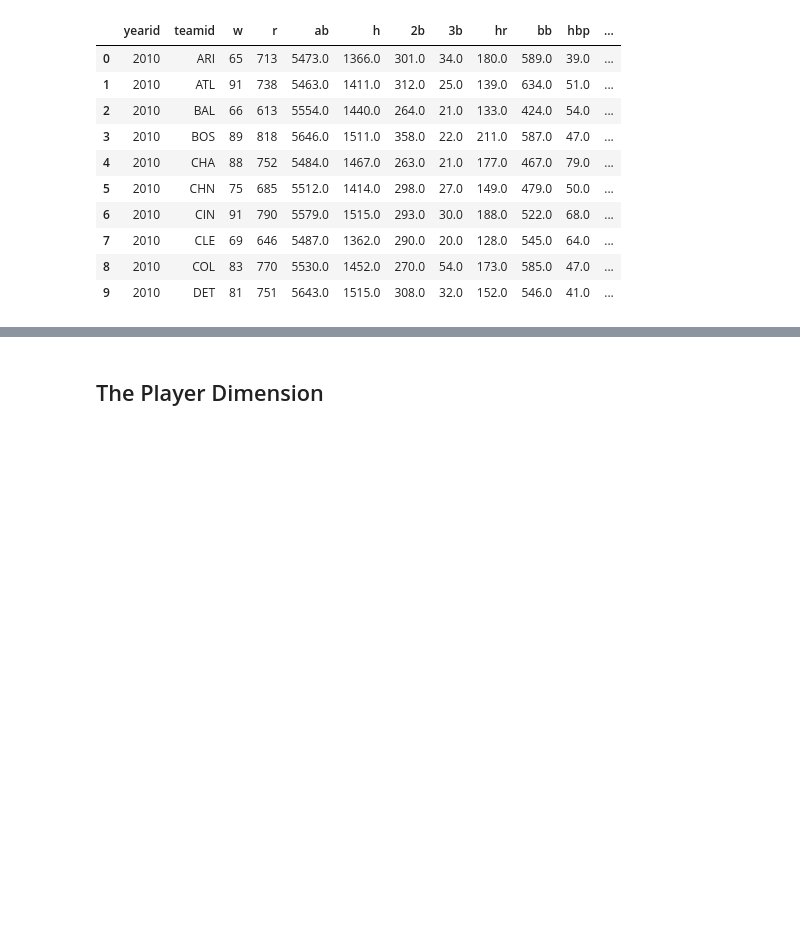
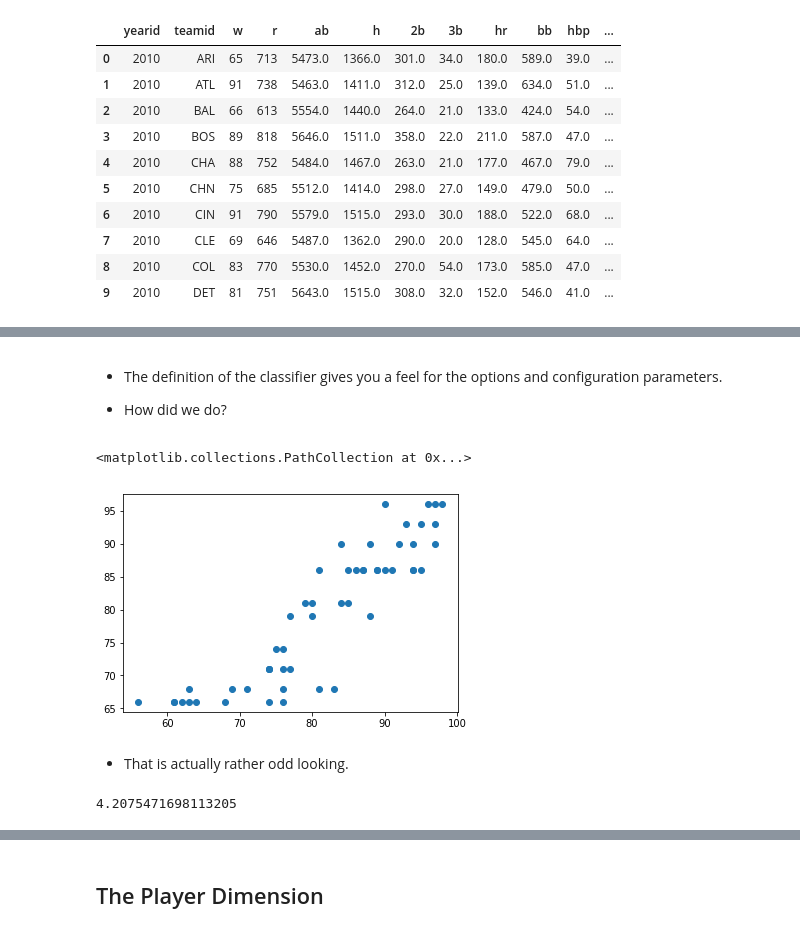
Before and after one commit to zyxdlsz/w4111-Databases, a Jupyter notebook: Notebooks/w4111_L12_MoneyBall_Continued.ipynb, the cells around one changed output, grey strips where cells are left out. Cells and saved outputs as stored; diff of their text form; code cells hidden in the pictures; blank space fills up the shorter version.

```diff
--- a/Notebooks/w4111_L12_MoneyBall_Continued.ipynb
+++ b/Notebooks/w4111_L12_MoneyBall_Continued.ipynb
@@ -377,0 +672,3 @@ df2.head(10)
+# %%
+from sklearn.model_selection import train_test_split
+X_train, X_test, y_train, y_test = train_test_split(X, y)
@@ -377,0 +677,8 @@ df2.head(10)
+# %%
+from sklearn.preprocessing import StandardScaler
+scaler = StandardScaler()
+scaler.fit(X_train)
+
+# Now apply the transformations to the data:
+X_train = scaler.transform(X_train)
+X_test = scaler.transform(X_test)
@@ -377,0 +687,4 @@ df2.head(10)
+# %%
+from sklearn.neural_network import MLPClassifier
+
+mlp = MLPClassifier(hidden_layer_sizes=(3,3,3),max_iter=50000)
@@ -377,0 +699,2 @@ df2.head(10)
+# %%
+mlp.fit(X_train,y_train)
@@ -377,0 +709,26 @@ df2.head(10)
+# %% [markdown]
+- The definition of the classifier gives you a feel for the options and configuration parameters.
+
+
+- How did we do?
+# %%
+predictions = mlp.predict(X_test)
+
+cmp2 = pd.DataFrame()
+cmp2['w'] = y_test
+cmp2['pred_w'] = predictions
+
+plt.scatter(cmp2['w'],cmp2['pred_w'])
+# %% [output]
+<matplotlib.collections.PathCollection at 0x...>
+[figure, added]
+# %% [markdown]
+- That is actually rather odd looking.
+# %%
+errs = pd.DataFrame()
+err2['e']=cmp2['w']-cmp2['pred_w']
+err2['e']=err2['e'].abs()
+avg2=err2['e'].mean()
+avg2
+# %% [output]
+4.2075471698113205
```
Also changed, not shown: parts of 46 cells of this notebook, 19 other files.
